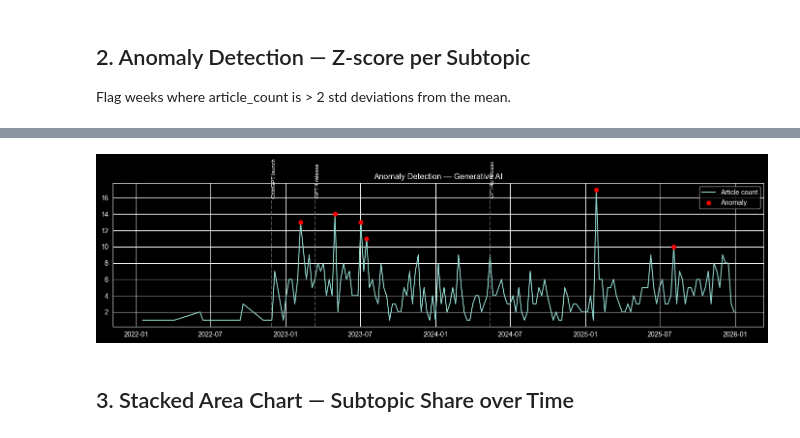
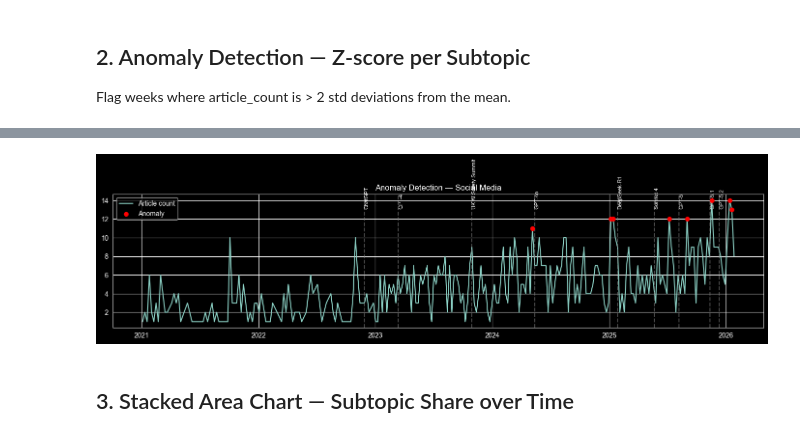
Before and after one commit to D33102/newslyze-final-proj, a Jupyter notebook: 05_mining_analysis.ipynb, the cells around one changed output, grey strips where cells are left out. Saved outputs shown, nothing was run; the diff lists cells and outputs as text; code cells hidden in the pictures.

```diff
--- a/05_mining_analysis.ipynb
+++ b/05_mining_analysis.ipynb
@@ -70,31 +81,38 @@ anomaly_df[['week', 'subtopic', 'article_count', 'z_score']].sort_values('z_scor
-# %%
-# Plot anomalies for one subtopic as example
-TOPIC = 'Generative AI'  # change as needed
-sub = ts[ts['subtopic'] == TOPIC].copy().sort_values('week')
-sub['z_score'] = stats.zscore(sub['article_count'].fillna(0))
-anom = sub[sub['z_score'].abs() > 2]
-
-fig, ax = plt.subplots(figsize=(14, 4))
-ax.plot(sub['week'], sub['article_count'], label='Article count')
-ax.scatter(anom['week'], anom['article_count'], color='red', zorder=5, label='Anomaly')
-
-# Annotate known events — add your own
-EVENTS = {
-    '2022-11-28': 'ChatGPT launch',
-    '2023-03-14': 'GPT-4 release',
-    '2024-05-13': 'GPT-4o release',
-}
-for date_str, label in EVENTS.items():
-    ax.axvline(pd.to_datetime(date_str), color='gray', linestyle='--', alpha=0.6)
-    ax.text(pd.to_datetime(date_str), ax.get_ylim()[1] * 0.9, label, rotation=90, fontsize=8)
-
-ax.set_title(f'Anomaly Detection — {TOPIC}')
-ax.legend()
-plt.tight_layout()
-plt.savefig('data/anomaly_detection.png', dpi=150)
-plt.show()
-# %% [output]
-[figure, removed]
+# %%
+# Plot anomalies for one subtopic as example
+# Set TOPIC to any subtopic name discovered in NB 02 (printed above in `subtopics` list)
+TOPIC = subtopics[9]   # default: largest topic; change as needed after reviewing subtopics
+sub = ts[ts['subtopic'] == TOPIC].copy().sort_values('week')
+sub['z_score'] = stats.zscore(sub['article_count'].fillna(0))
+anom = sub[sub['z_score'].abs() > 2]
+
+fig, ax = plt.subplots(figsize=(14, 4))
+ax.plot(sub['week'], sub['article_count'], label='Article count')
+ax.scatter(anom['week'], anom['article_count'], color='red', zorder=5, label='Anomaly')
+
+# Annotate known events — add/remove as appropriate for your discovered topics
+EVENTS = {
+    '2022-11-28': 'ChatGPT',
+    '2023-03-14': 'GPT-4',
+    '2023-10-30': 'UK AI Safety Summit',
+    '2024-05-13': 'GPT-4o',
+    '2025-01-27': 'DeepSeek-R1',
+    '2025-05-22': 'Sonnet 4',
+    '2025-08-07': 'GPT-5',
+    '2025-11-12': 'GPT-5.1',
+    '2025-12-11': 'GPT-5.2'
+}
+for date_str, label in EVENTS.items():
+    ax.axvline(pd.to_datetime(date_str), color='gray', linestyle='--', alpha=0.6)
+    ax.text(pd.to_datetime(date_str), ax.get_ylim()[1] * 0.9, label, rotation=90, fontsize=8)
+
+ax.set_title(f'Anomaly Detection — {TOPIC}')
+ax.legend()
+plt.tight_layout()
+plt.savefig('data/anomaly_detection.png', dpi=150)
+plt.show()
+# %% [output]
+[figure, added]
 # %% [markdown]
 ## 3. Stacked Area Chart — Subtopic Share over Time
 # %%
```
Also changed, not shown: parts of 11 cells of this notebook, 8 other files.
